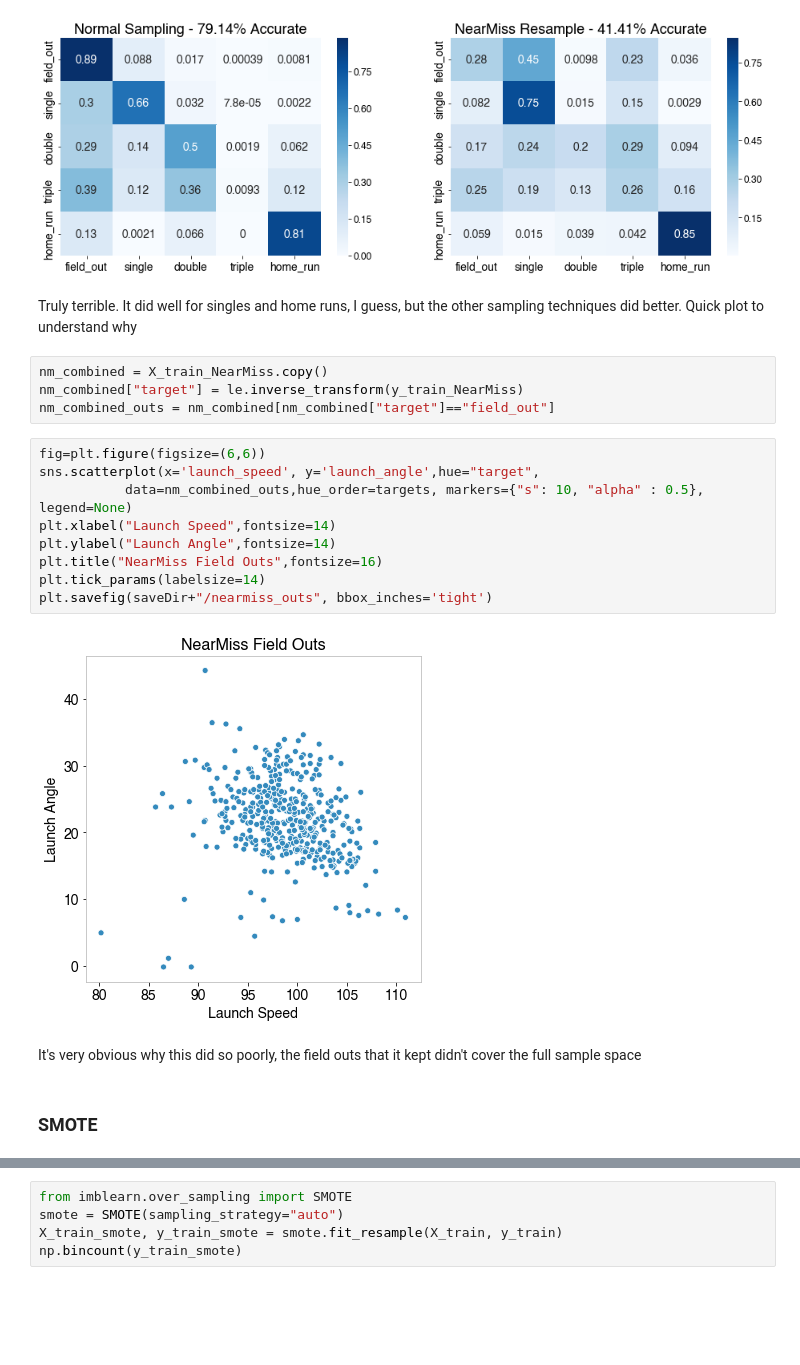
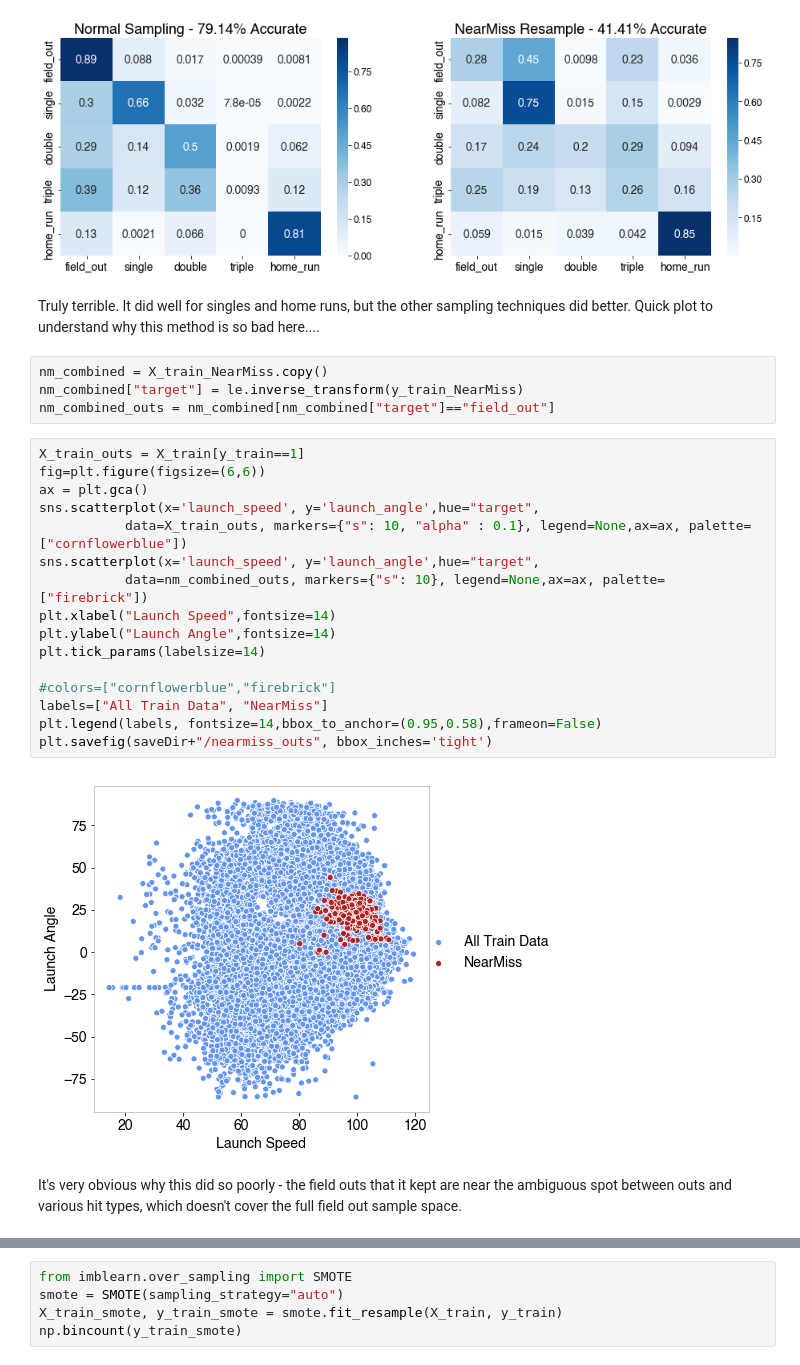
Before and after one commit to tjburch/mlb-hit-classifier, a Jupyter notebook: notebooks/3-resample.ipynb, the cells around one changed output, grey strips where cells are left out. Drawn from its saved outputs; the diff is of its cells as text; blank space fills up the shorter version.

```diff
--- a/notebooks/3-resample.ipynb
+++ b/notebooks/3-resample.ipynb
@@ -338,23 +352,28 @@ plt.savefig(saveDir+"/nearmiss_comparison", bbox_inches='tight')
 # %% [output]
 [figure]
 # %% [markdown]
-Truly terrible. It did well for singles and home runs, I guess, but the other sampling techniques did better. Quick plot to understand why
+Truly terrible. It did well for singles and home runs, but the other sampling techniques did better. Quick plot to understand why this method is so bad here....
 # %%
 nm_combined = X_train_NearMiss.copy()
 nm_combined["target"] = le.inverse_transform(y_train_NearMiss)
 nm_combined_outs = nm_combined[nm_combined["target"]=="field_out"]
 # %%
+X_train_outs = X_train[y_train==1]
 fig=plt.figure(figsize=(6,6))
+ax = plt.gca()
 sns.scatterplot(x='launch_speed', y='launch_angle',hue="target",
-           data=nm_combined_outs,hue_order=targets, markers={"s": 10, "alpha" : 0.5}, legend=None)
+           data=X_train_outs, markers={"s": 10, "alpha" : 0.1}, legend=None,ax=ax, palette=["cornflowerblue"])
+sns.scatterplot(x='launch_speed', y='launch_angle',hue="target",
+           data=nm_combined_outs, markers={"s": 10}, legend=None,ax=ax, palette=["firebrick"])
 plt.xlabel("Launch Speed",fontsize=14)
 plt.ylabel("Launch Angle",fontsize=14)
-plt.title("NearMiss Field Outs",fontsize=16)
 plt.tick_params(labelsize=14)
+
+#colors=["cornflowerblue","firebrick"]
+labels=["All Train Data", "NearMiss"]
+plt.legend(labels, fontsize=14,bbox_to_anchor=(0.95,0.58),frameon=False)
 plt.savefig(saveDir+"/nearmiss_outs", bbox_inches='tight')
 # %% [output]
-[figure, old version]
+[figure, new version]
 # %% [markdown]
-It's very obvious why this did so poorly, the field outs that it kept didn't cover the full sample space
+It's very obvious why this did so poorly - the field outs that it kept are near the ambiguous spot between outs and various hit types, which doesn't cover the full field out sample space.
-# %% [markdown]
-### SMOTE
```
Also changed, not shown: parts of 53 cells of this notebook.
